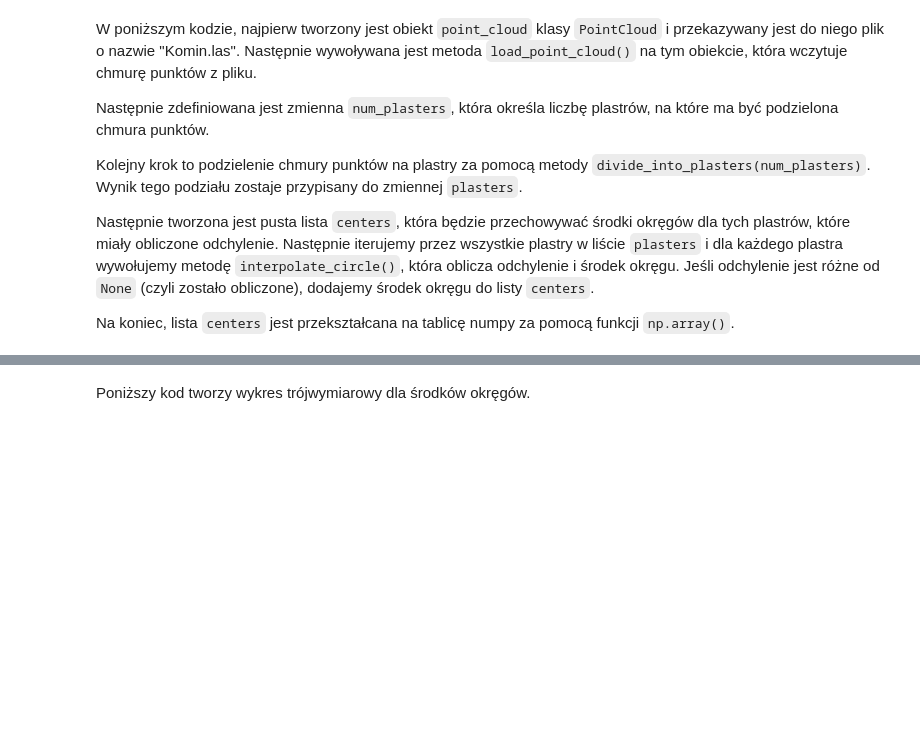
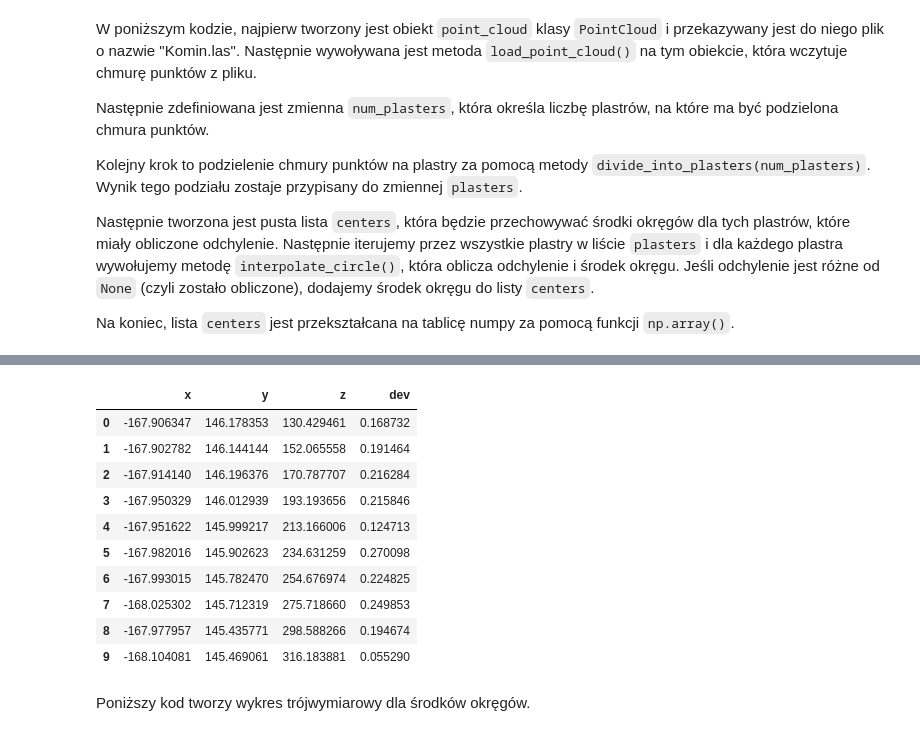
Before and after one commit to KKuszt/deformations-from-point-cloud, a Jupyter notebook: przekroj.ipynb, the cells around one changed output, grey strips where cells are left out. Saved outputs shown, nothing was run; the diff lists cells and outputs as text; code cells hidden in the pictures; blank space fills up the shorter version.

Commit message:
Save data to csv, add some text

```diff
--- a/przekroj.ipynb
+++ b/przekroj.ipynb
@@ -132,3 +144,29 @@ centers = np.array(centers)
+# %%
+data = {
+    'x': centers[:, 0],
+    'y': centers[:, 1],
+    'z': centers[:, 3],
+    'dev': deviations,
+}
+
+df = pd.DataFrame(data)
+
+file_path = './data.csv'
+df.to_csv(file_path, index=False)
+
+df
+# %% [output]
+|  | x | y | z | dev |
+| 0 | -167.906347 | 146.178353 | 130.429461 | 0.168732 |
+| 1 | -167.902782 | 146.144144 | 152.065558 | 0.191464 |
+| 2 | -167.914140 | 146.196376 | 170.787707 | 0.216284 |
+| 3 | -167.950329 | 146.012939 | 193.193656 | 0.215846 |
+| 4 | -167.951622 | 145.999217 | 213.166006 | 0.124713 |
+| 5 | -167.982016 | 145.902623 | 234.631259 | 0.270098 |
+| 6 | -167.993015 | 145.782470 | 254.676974 | 0.224825 |
+| 7 | -168.025302 | 145.712319 | 275.718660 | 0.249853 |
+| 8 | -167.977957 | 145.435771 | 298.588266 | 0.194674 |
+| 9 | -168.104081 | 145.469061 | 316.183881 | 0.055290 |
 # %% [markdown]
 Poniższy kod tworzy wykres trójwymiarowy dla środków okręgów.
 # %%
```
Also changed, not shown: parts of 9 cells of this notebook, 2 other files.
